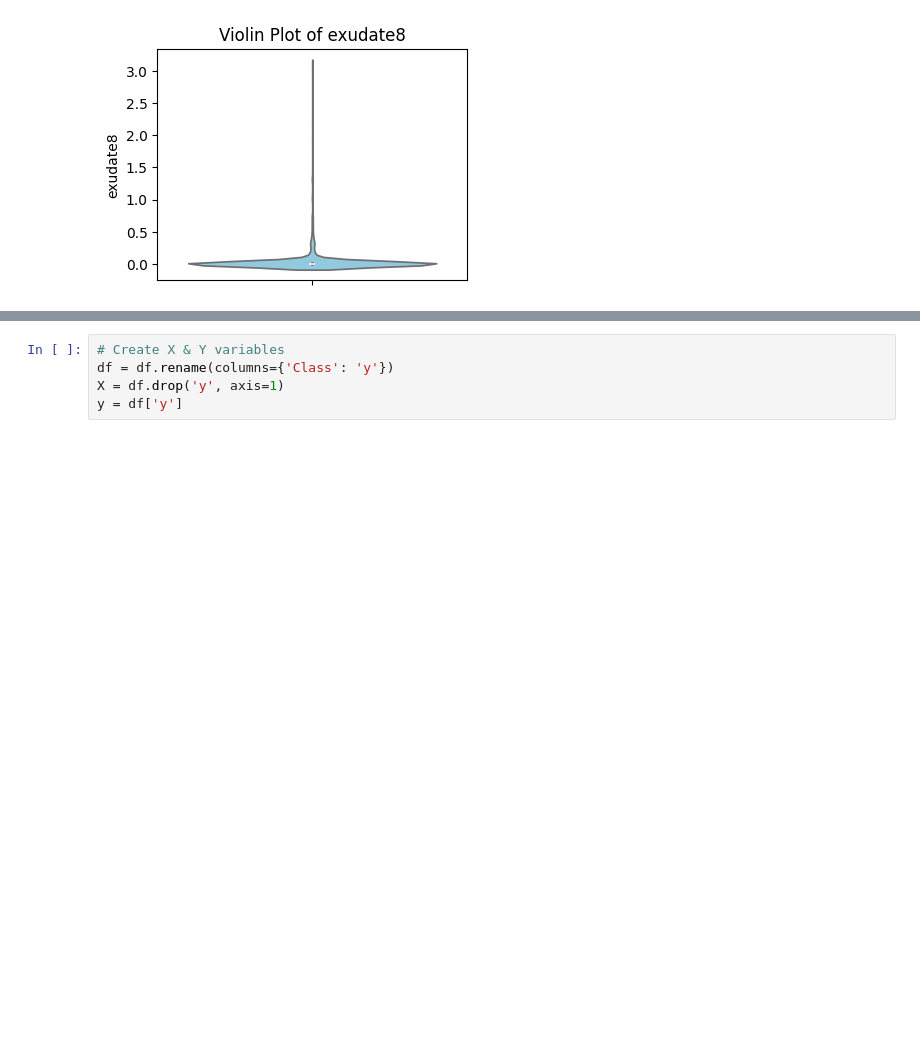
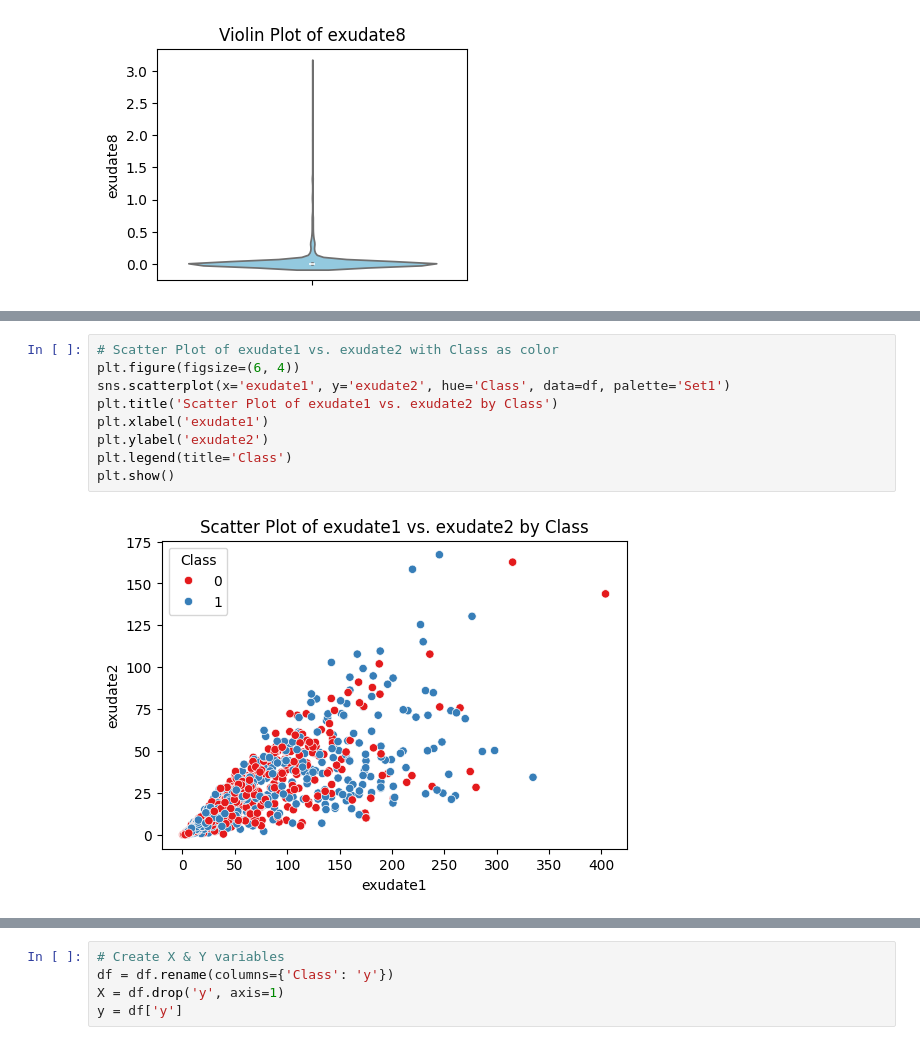
Before and after one commit to leonej01/Project-2-ML-Diabetic-Retinopathy, a Jupyter notebook: Starter_file.ipynb, the cells around one changed output, grey strips where cells are left out. Saved outputs shown, nothing was run; the diff lists cells and outputs as text; blank space fills up the shorter version.

```diff
--- a/Starter_file.ipynb
+++ b/Starter_file.ipynb
@@ -174,3 +174,14 @@ else:
     print(f"{column_name} not found in DataFrame.")
 # %% [output]
 [figure]
+# %%
+# Scatter Plot of exudate1 vs. exudate2 with Class as color
+plt.figure(figsize=(6, 4))
+sns.scatterplot(x='exudate1', y='exudate2', hue='Class', data=df, palette='Set1')
+plt.title('Scatter Plot of exudate1 vs. exudate2 by Class')
+plt.xlabel('exudate1')
+plt.ylabel('exudate2')
+plt.legend(title='Class')
+plt.show()
+# %% [output]
+[figure, added]
```
Also changed, not shown: parts of 4 cells of this notebook.
